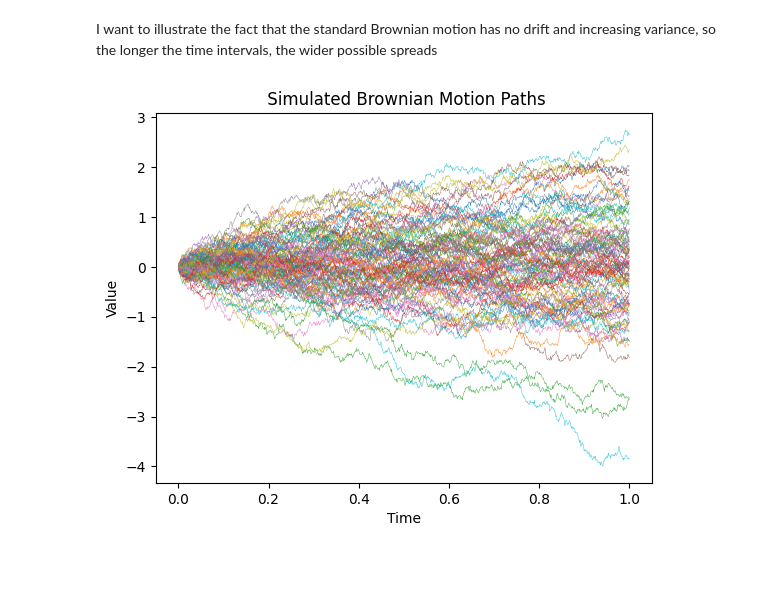
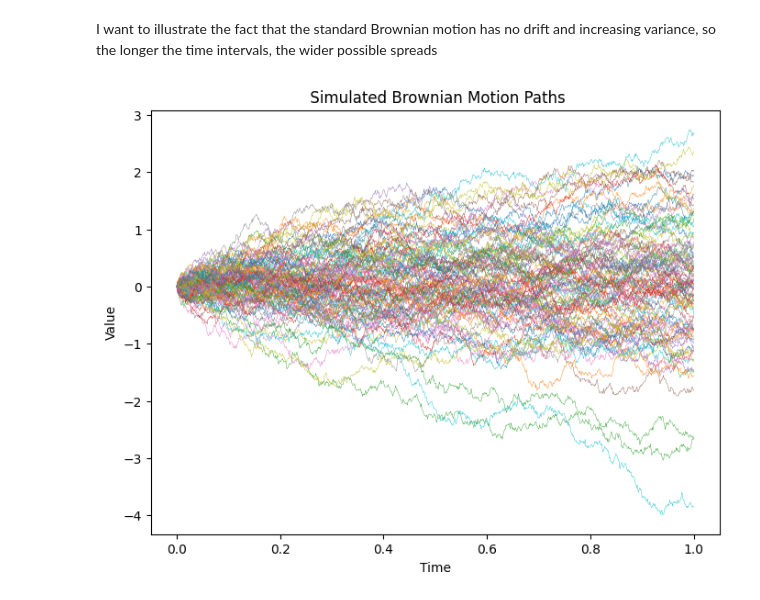
Before and after one commit to sofianbendt/Bachelor, a Jupyter notebook: BM_sim_bachelor.ipynb, the cells around one changed output. Drawn from its saved outputs; the diff is of its cells as text; code cells hidden in the pictures; blank space fills up the shorter version.

```diff
--- a/BM_sim_bachelor.ipynb
+++ b/BM_sim_bachelor.ipynb
@@ -16,31 +16,35 @@ def sim_BM(T, Ndt, Nsims=10):
     # initialize the matrix for the RW
     W = np.zeros((Ndt+1,Nsims))
 
     # initial value of the process
     W[0,:] = 0
 
     # recursively simulate the process ( W[idx,:] is (1 , Nsims) )
     for i in range(Ndt):
         Z = np.random.normal(0,1,Nsims)
         W[i+1,:] = W[i,:] + np.sqrt(dt) * Z
     return time, W
 
 #Parameters
 T=1
 Ndt = 1000
 Npaths=100
 
 #Seed
 np.random.seed(123)
 
 #Simulate
 t, W = sim_BM(T,Ndt,Npaths)
 
 # plot the sample paths
+plt.figure(figsize=(8, 6))
 plt.plot(t, W[:,1:100], linewidth=0.3)
 plt.title(r" Simulated Brownian Motion Paths")
 plt.xlabel('Time')
 plt.ylabel('Value')
+
+
+
 plt.show()
 # %% [output]
-[figure, old version]
+[figure, new version]
```
